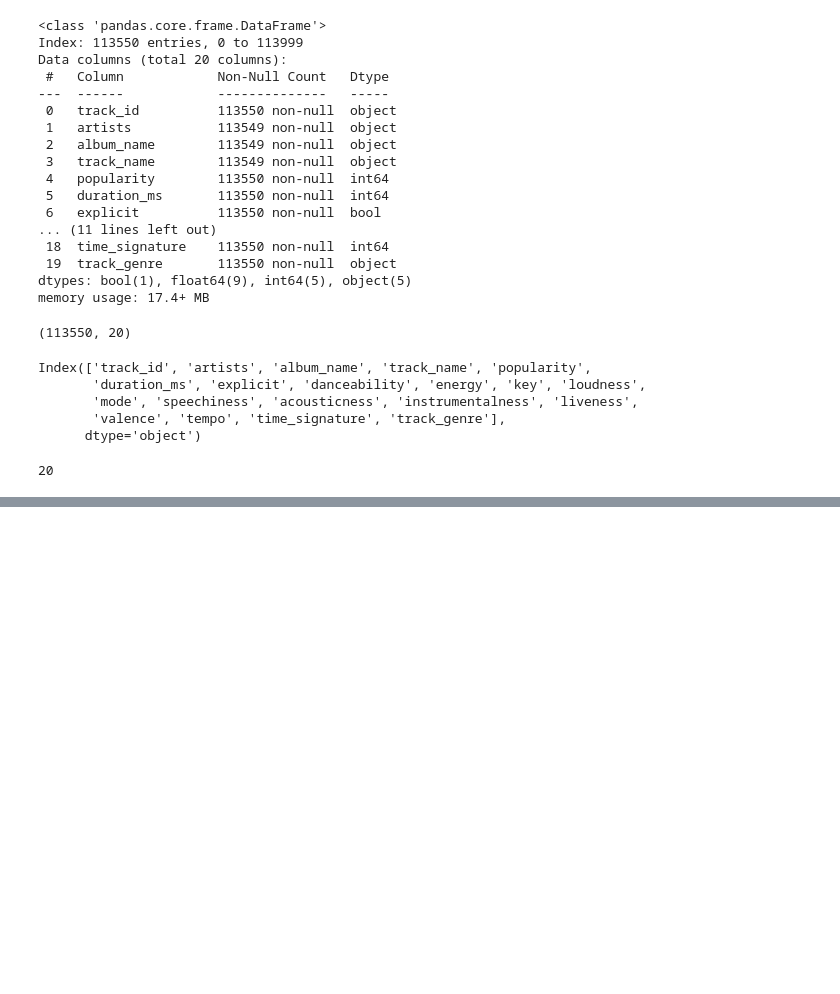
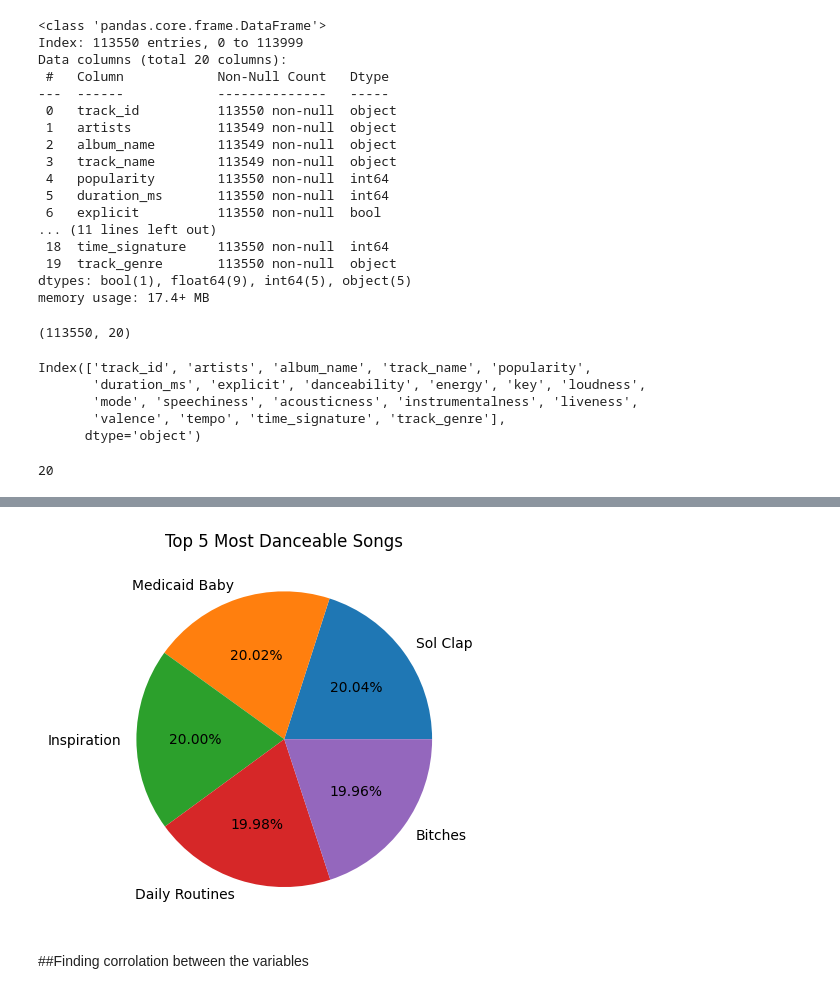
Before and after one commit to Nitisha1805/NTCC_Spotify_DA, a Jupyter notebook: Spotify.ipynb, the cells around one changed output, grey strips where cells are left out. Drawn from its saved outputs; the diff is of its cells as text; code cells hidden in the pictures; blank space fills up the shorter version.

```diff
--- a/Spotify.ipynb
+++ b/Spotify.ipynb
@@ -114,0 +175,3 @@ len(df.columns)
+# %%
+danceable = df[["track_name", "artists", "danceability"]].sort_values(by="danceability", ascending=False)[:5]
+danceable
@@ -114,0 +185,8 @@ len(df.columns)
+# %%
+plt.pie(x="danceability", data=danceable, autopct='%1.2f%%', labels=danceable.track_name)
+plt.title("Top 5 Most Danceable Songs")
+plt.show()
+# %% [output]
+[figure, added]
+# %% [markdown]
+##Finding corrolation between the variables
```
Also changed, not shown: parts of 22 cells of this notebook, 9 other files.
